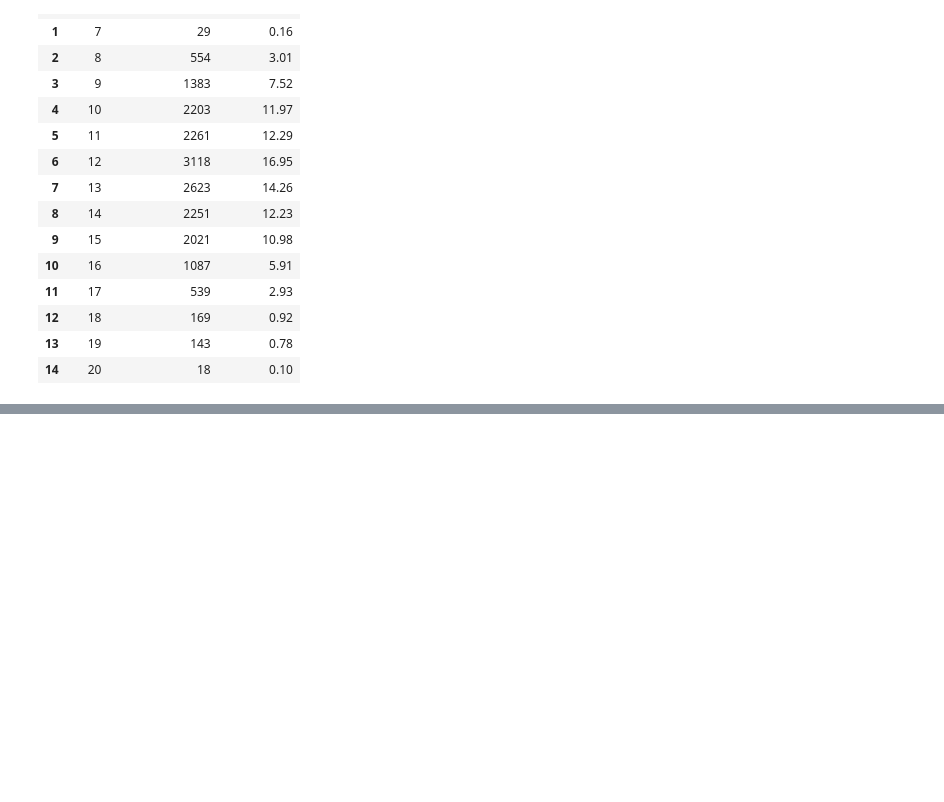
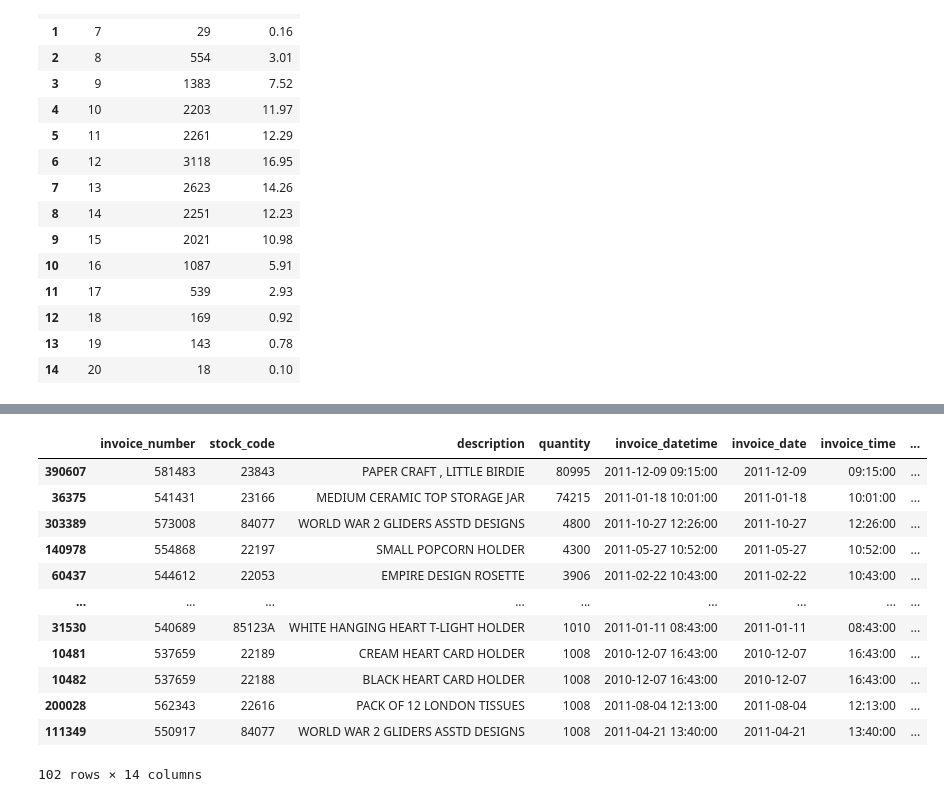
Before and after one commit to RV01011001/project_1-customer-segmentation, a Jupyter notebook: notebooks/03_exploratory_data_analysis.ipynb, the cells around one changed output, grey strips where cells are left out. Cells and saved outputs as stored; diff of their text form; code cells hidden in the pictures; blank space fills up the shorter version.

```diff
--- a/notebooks/03_exploratory_data_analysis.ipynb
+++ b/notebooks/03_exploratory_data_analysis.ipynb
@@ -1223,0 +1283,17 @@ plt.show()
+# %%
+big_orders = df[(df['quantity'] > 1000)].sort_values('quantity', ascending = False)
+big_orders
+# %% [output]
+|  | invoice_number | stock_code | description | quantity | invoice_datetime | invoice_date | invoice_time | ... |
+| 390607 | 581483 | 23843 | PAPER CRAFT , LITTLE BIRDIE | 80995 | 2011-12-09 09:15:00 | 2011-12-09 | 09:15:00 | ... |
+| 36375 | 541431 | 23166 | MEDIUM CERAMIC TOP STORAGE JAR | 74215 | 2011-01-18 10:01:00 | 2011-01-18 | 10:01:00 | ... |
+| 303389 | 573008 | 84077 | WORLD WAR 2 GLIDERS ASSTD DESIGNS | 4800 | 2011-10-27 12:26:00 | 2011-10-27 | 12:26:00 | ... |
+| 140978 | 554868 | 22197 | SMALL POPCORN HOLDER | 4300 | 2011-05-27 10:52:00 | 2011-05-27 | 10:52:00 | ... |
+| 60437 | 544612 | 22053 | EMPIRE DESIGN ROSETTE | 3906 | 2011-02-22 10:43:00 | 2011-02-22 | 10:43:00 | ... |
+| ... | ... | ... | ... | ... | ... | ... | ... | ... |
+| 31530 | 540689 | 85123A | WHITE HANGING HEART T-LIGHT HOLDER | 1010 | 2011-01-11 08:43:00 | 2011-01-11 | 08:43:00 | ... |
+| 10481 | 537659 | 22189 | CREAM HEART CARD HOLDER | 1008 | 2010-12-07 16:43:00 | 2010-12-07 | 16:43:00 | ... |
+| 10482 | 537659 | 22188 | BLACK HEART CARD HOLDER | 1008 | 2010-12-07 16:43:00 | 2010-12-07 | 16:43:00 | ... |
+| 200028 | 562343 | 22616 | PACK OF 12 LONDON TISSUES | 1008 | 2011-08-04 12:13:00 | 2011-08-04 | 12:13:00 | ... |
+| 111349 | 550917 | 84077 | WORLD WAR 2 GLIDERS ASSTD DESIGNS | 1008 | 2011-04-21 13:40:00 | 2011-04-21 | 13:40:00 | ... |
+102 rows × 14 columns
```
Also changed, not shown: parts of 13 cells of this notebook.
